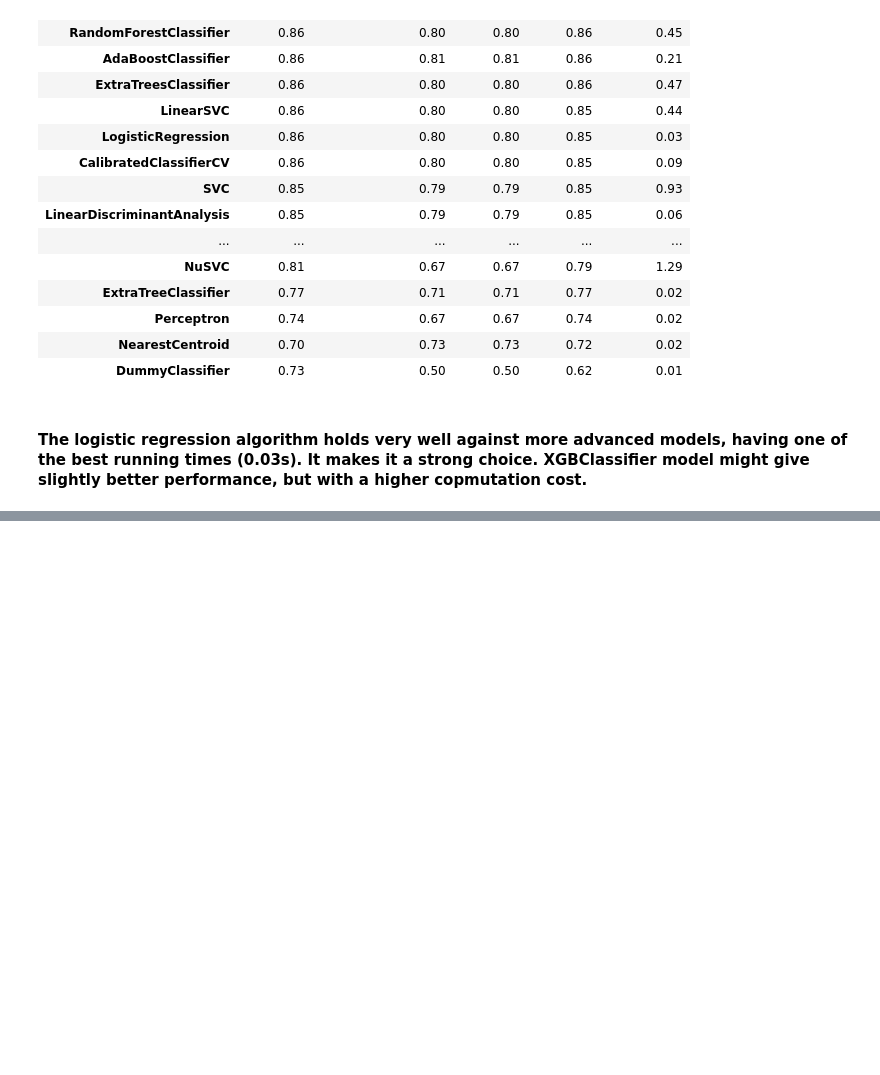
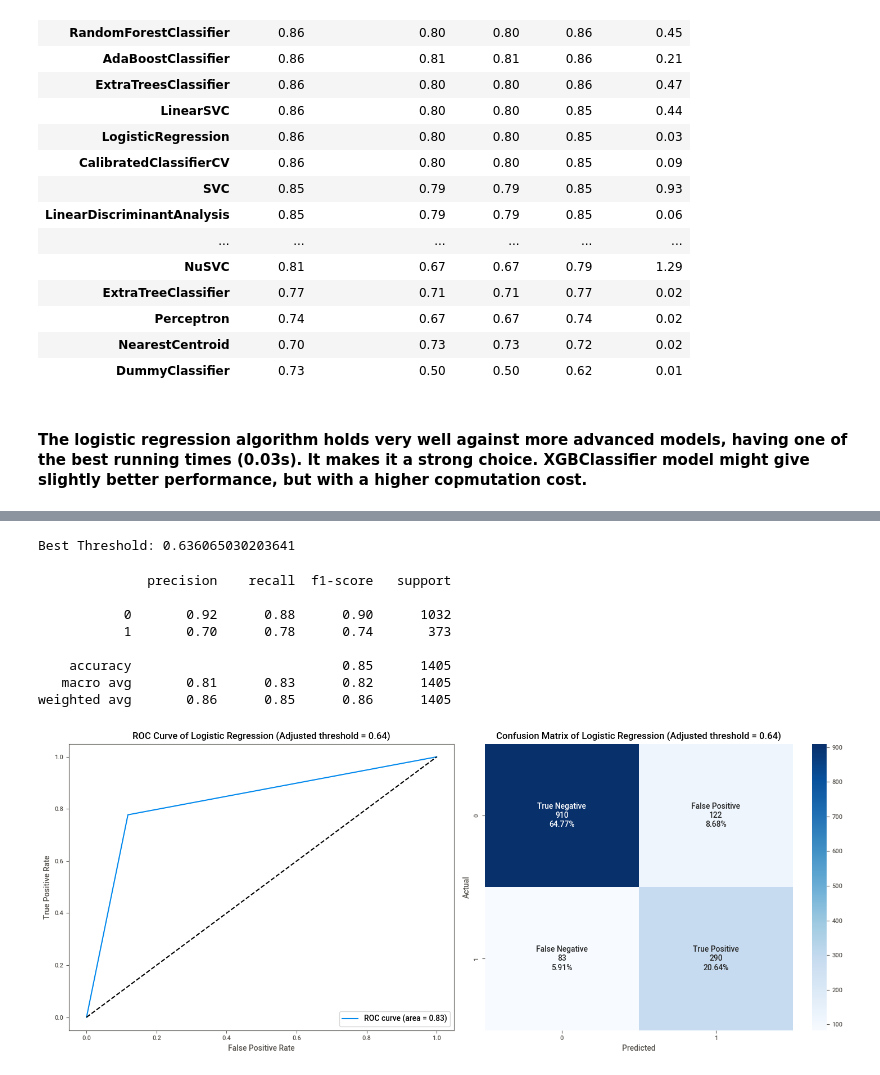
Before and after one commit to AndreiKris/exampleportfolio, a Jupyter notebook: python/Kaggle Telecom Churn prediction.ipynb, the cells around one changed output, grey strips where cells are left out. Saved outputs shown, nothing was run; the diff lists cells and outputs as text; code cells hidden in the pictures; blank space fills up the shorter version.

```diff
--- a/python/Kaggle Telecom Churn prediction.ipynb
+++ b/python/Kaggle Telecom Churn prediction.ipynb
@@ -599,0 +640,21 @@ weighted avg       0.86      0.86      0.86      1405
+# %%
+f1_scores = 2 * (precisions * recalls) / (precisions + recalls)
+best_threshold = thresholds[f1_scores[:-1].argmax()]
+print("Best Threshold:", best_threshold)
+# %% [output]
+Best Threshold: 0.636065030203641
+# %%
+new_threshold= 0.64 #best_threshold
+y_pred_new = (y_probs >= new_threshold).astype(int)
+# ROC and CM for the new threshold model with balanced weight
+plot_roc_cm(y_test, y_pred_new, model, f"Logistic Regression (Adjusted threshold = {new_threshold:.2f})")
+# %% [output]
+              precision    recall  f1-score   support
+
+           0       0.92      0.88      0.90      1032
+           1       0.70      0.78      0.74       373
+
+    accuracy                           0.85      1405
+   macro avg       0.81      0.83      0.82      1405
+weighted avg       0.86      0.85      0.86      1405
+[figure, added]
```
Also changed, not shown: parts of 15 cells of this notebook.
